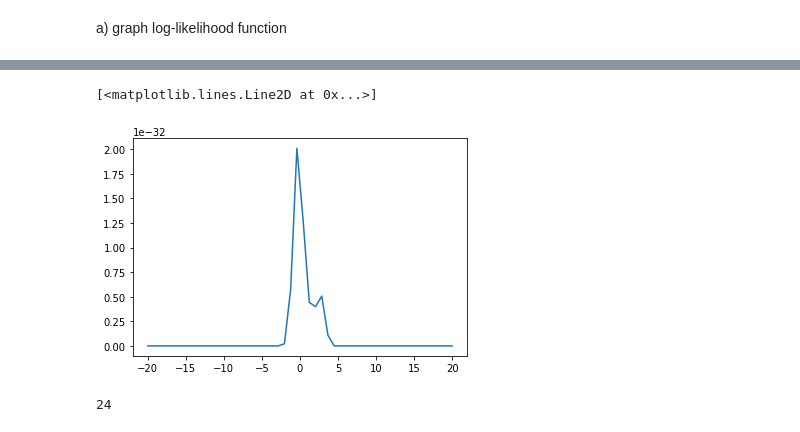
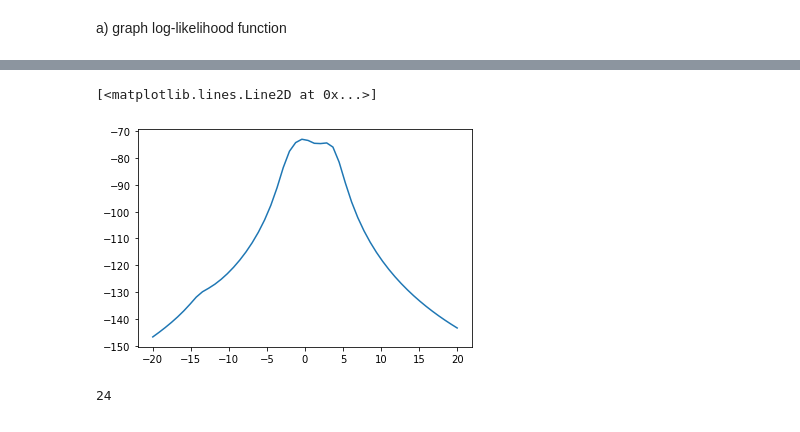
Before and after one commit to JordanSimba/computational-stats, a Jupyter notebook: chapter2/CompStatsChptr2.ipynb, the cells around one changed output, grey strips where cells are left out. Saved outputs shown, nothing was run; the diff lists cells and outputs as text; code cells hidden in the pictures.

```diff
--- a/chapter2/CompStatsChptr2.ipynb
+++ b/chapter2/CompStatsChptr2.ipynb
@@ -47,6 +37,10 @@ y = list(map(likelihood, x))
+# %%
+cauchy_log_likelihood = log_likelihood(cauchy_distribution, data, {'scale': 1})
+loc_values = np.linspace(-20, 20)
+cauchy_log_likelihood_vals = [cauchy_log_likelihood(loc) for loc in loc_values]
 # %%
-plt.plot(x,y)
+plt.plot(loc_values, cauchy_log_likelihood_vals)
 # %% [output]
 [<matplotlib.lines.Line2D at 0x...>]
-[figure, old version]
+[figure, new version]
 # %%
```
Also changed, not shown: parts of 25 cells of this notebook, 1 other file.
